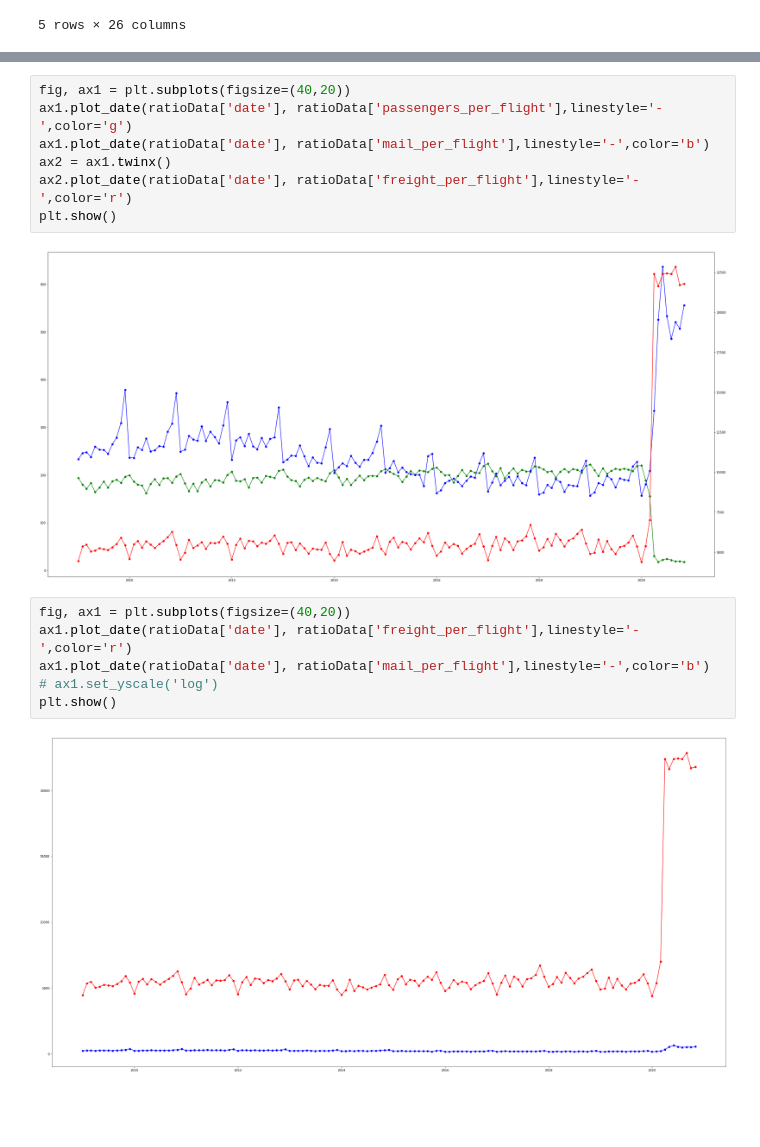
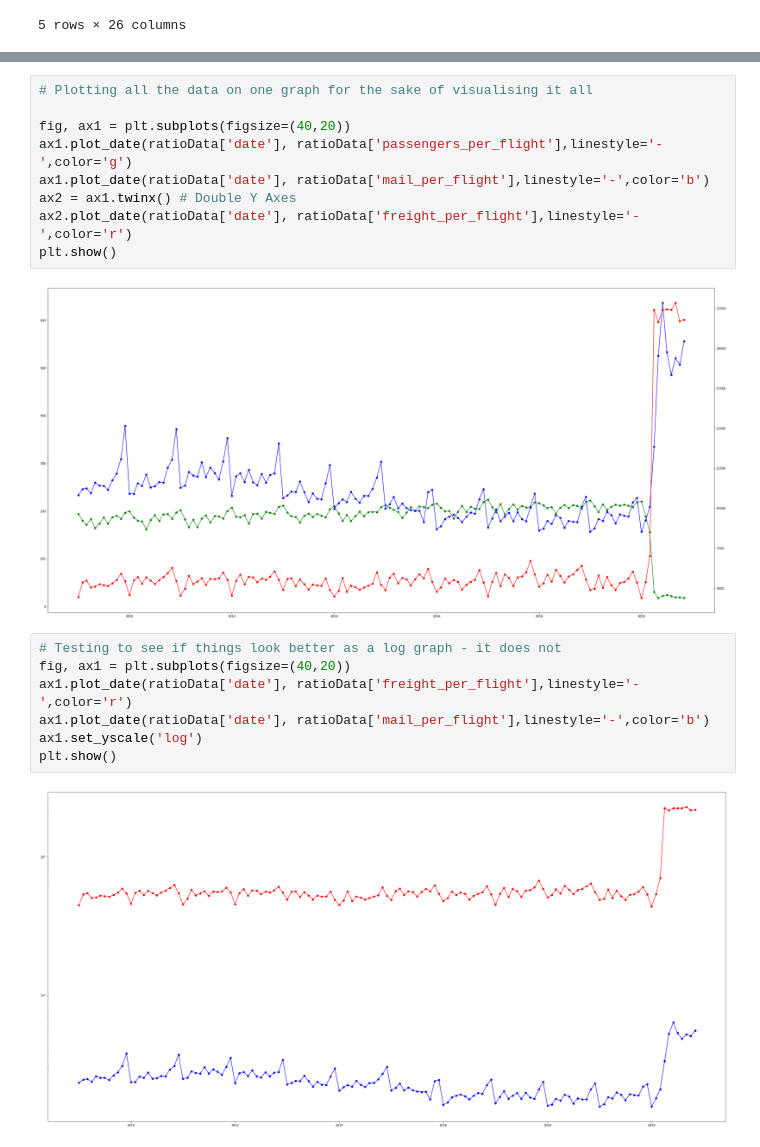
Before and after one commit to dianeyaneza/ebay-espresso, a Jupyter notebook: investigation/ratio_of_passengers_and_freight.ipynb, the cells around one changed output, grey strips where cells are left out. Saved outputs shown, nothing was run; the diff lists cells and outputs as text; blank space fills up the shorter version.

```diff
--- a/investigation/ratio_of_passengers_and_freight.ipynb
+++ b/investigation/ratio_of_passengers_and_freight.ipynb
@@ -61,20 +70,23 @@ ratioData
 | 142 | 2020 | Nov | 67211 | 81466652 | 2077794 | 3739 | 5632298.5 | ... |
 143 rows × 12 columns
 # %%
+# Plotting all the data on one graph for the sake of visualising it all
+
 fig, ax1 = plt.subplots(figsize=(40,20))
 ax1.plot_date(ratioData['date'], ratioData['passengers_per_flight'],linestyle='-',color='g')
 ax1.plot_date(ratioData['date'], ratioData['mail_per_flight'],linestyle='-',color='b')
-ax2 = ax1.twinx()
+ax2 = ax1.twinx() # Double Y Axes
 ax2.plot_date(ratioData['date'], ratioData['freight_per_flight'],linestyle='-',color='r')
 plt.show()
 # %% [output]
 [figure]
 # %%
+# Testing to see if things look better as a log graph - it does not
 fig, ax1 = plt.subplots(figsize=(40,20))
 ax1.plot_date(ratioData['date'], ratioData['freight_per_flight'],linestyle='-',color='r')
 ax1.plot_date(ratioData['date'], ratioData['mail_per_flight'],linestyle='-',color='b')
-# ax1.set_yscale('log')
+ax1.set_yscale('log')
 plt.show()
 # %% [output]
-[figure, old version]
+[figure, new version]
 # %%
```
Also changed, not shown: parts of 13 cells of this notebook, 5 other files.
